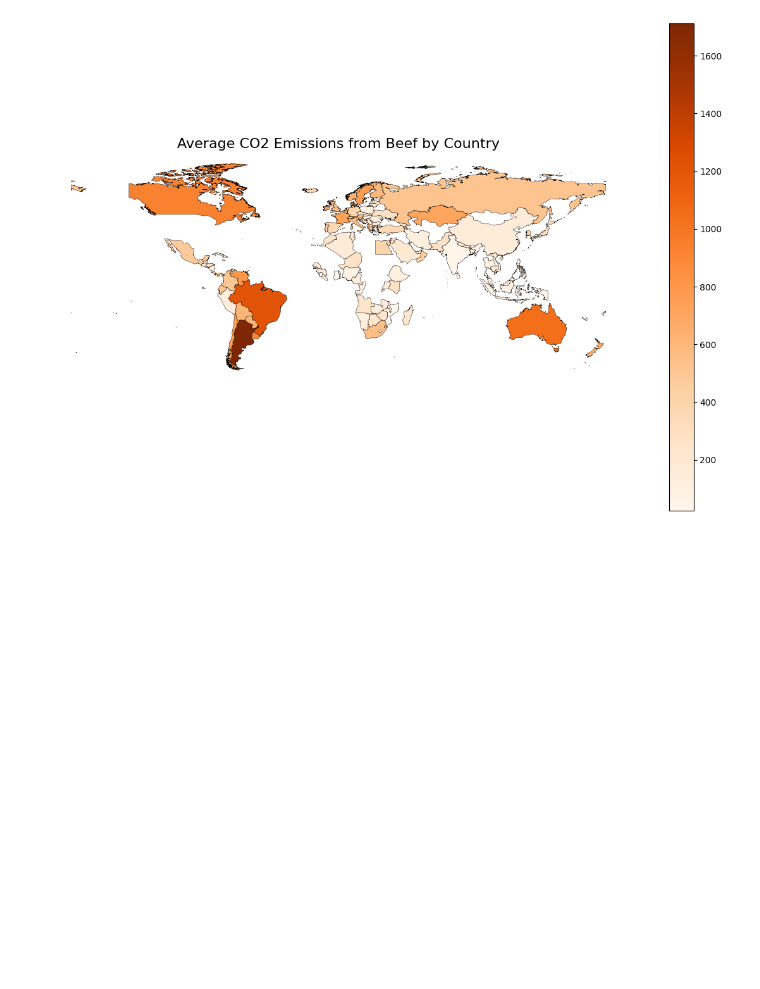
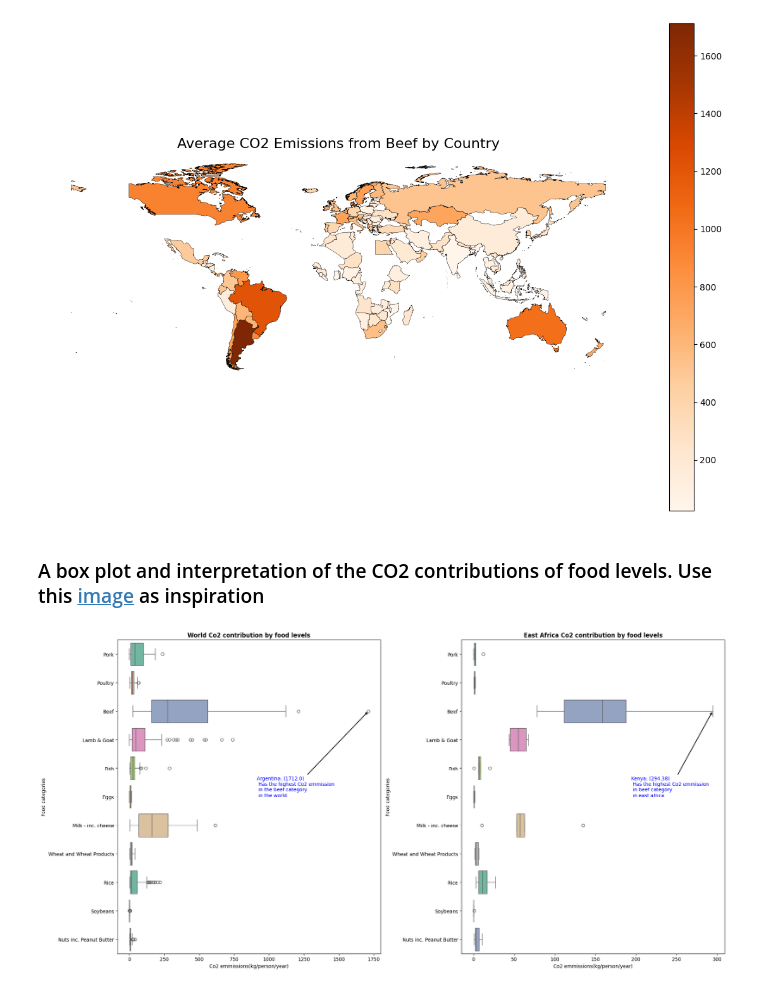
Before and after one commit to atlonglastkibet/PyData, a Jupyter notebook: Matplotlib/Food Data Footprint.ipynb, the cells around one changed output. Saved outputs shown, nothing was run; the diff lists cells and outputs as text; code cells hidden in the pictures; blank space fills up the shorter version.

```diff
--- a/Matplotlib/Food Data Footprint.ipynb
+++ b/Matplotlib/Food Data Footprint.ipynb
@@ -457,3 +489,61 @@ if legend:
 plt.show()
 # %% [output]
 [figure]
+# %% [markdown]
+### A box plot and interpretation of the CO2 contributions of food levels. Use this [image](https://pbs.twimg.com/media/EROivo7UYAAygul?format=jpg&name=small) as inspiration
+# %%
+# Create a plot
+fig, ax = plt.subplots(1,2, figsize=(20,10))
+
+# I define a color palette (this will generate a different color for each food category)
+food_categories_east_africa = east_africa_df['food_category']
+food_categories_world = world_df['food_category']
+
+# Use a color palette for unique colors for each category
+palette_east_africa = sns.color_palette("Set2", len(food_categories_east_africa.unique()))
+palette_world = sns.color_palette("Set2", len(food_categories_world.unique()))
+
+# World df plot
+sns.boxplot(data=world_df, y='food_category', x='co2_emmission', palette=palette_world, hue='food_category',ax=ax[0])
+ax[0].set_title('World Co2 contribution by food levels', weight='bold')
+ax[0].set_ylabel('Food categories')
+ax[0].set_xlabel('Co2 emmissions(kg/person/year)')
+
+# East africa plot
+sns.boxplot(data=east_africa_df, y='food_category', x='co2_emmission', palette=palette_east_africa,hue='food_category', ax=ax[1])
+ax[1].set_title('East Africa Co2 contribution by food levels', weight='bold')
+ax[1].set_ylabel('Food categories')
+ax[1].set_xlabel('Co2 emmissions(kg/person/year)')
+
+# Get the max co2 Emmission for each df
+easmax = east_africa_df['co2_emmission'].max()
+worldmax = world_df['co2_emmission'].max()
+
+# Annotate the highest CO2 emission in World plot with country name
+for j, value in enumerate(world_df['co2_emmission']):
+    if value == worldmax:  # Condition to annotate the highest CO2 emission
+        country = world_df['country'].iloc[j]  # Get the corresponding country/food category
+        ax[0].annotate(
+            f'{country}: ({value}) \n Has the highest Co2 emmission\n in the beef category \n in the world',  # Text to show (country and emission value)
+            xy=(value, j),  # The position of the arrow (x = value, y = index)
+            xytext=(value - 800, j +3),  # Where the text will be placed
+            arrowprops=dict(arrowstyle='->', color='black', lw=1.5),  # Customize arrow style
+            fontsize=10, color='blue', fontweight='regular'  # Text style
+        )
+
+# Annotate the highest CO2 emission in East Africa plot with country name
+for i, value in enumerate(east_africa_df['co2_emmission']):
+    if value == easmax:  # Condition to annotate the highest CO2 emission
+        country = east_africa_df['country'].iloc[i]  # Get the corresponding country/food category
+        ax[1].annotate(
+            f'{country}: ({value})\n Has the highest Co2 emmission \n in beef category \n in east africa',  # Text to show (country and emission value)
+            xy=(value, i),  # The position of the arrow (x = value, y = index)
+            xytext=(value - 100 , i + 3),  # Where the text will be placed
+            arrowprops=dict(arrowstyle='->', color='black', lw=1.5),  # Customize arrow style
+            fontsize=10, color='blue', fontweight='regular'  # Text style
+        )
+
+plt.tight_layout()
+plt.show()
+# %% [output]
+[figure, added]
```
Also changed, not shown: parts of 21 cells of this notebook.
